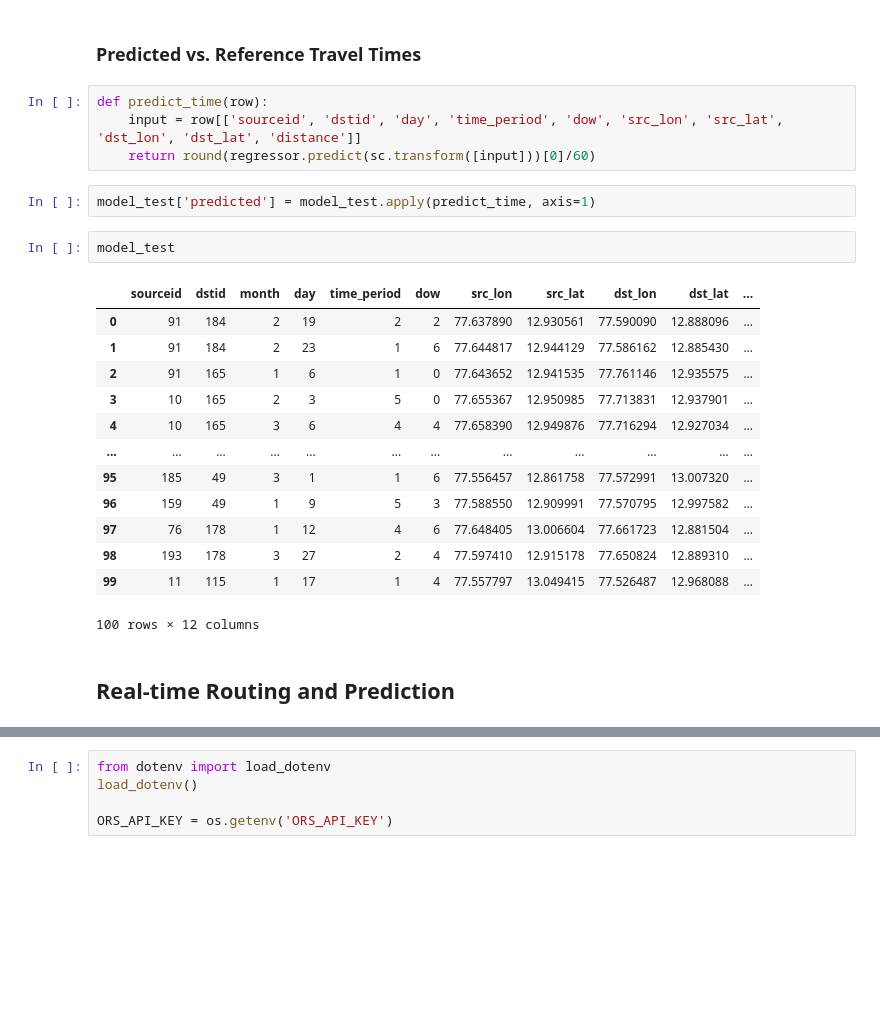
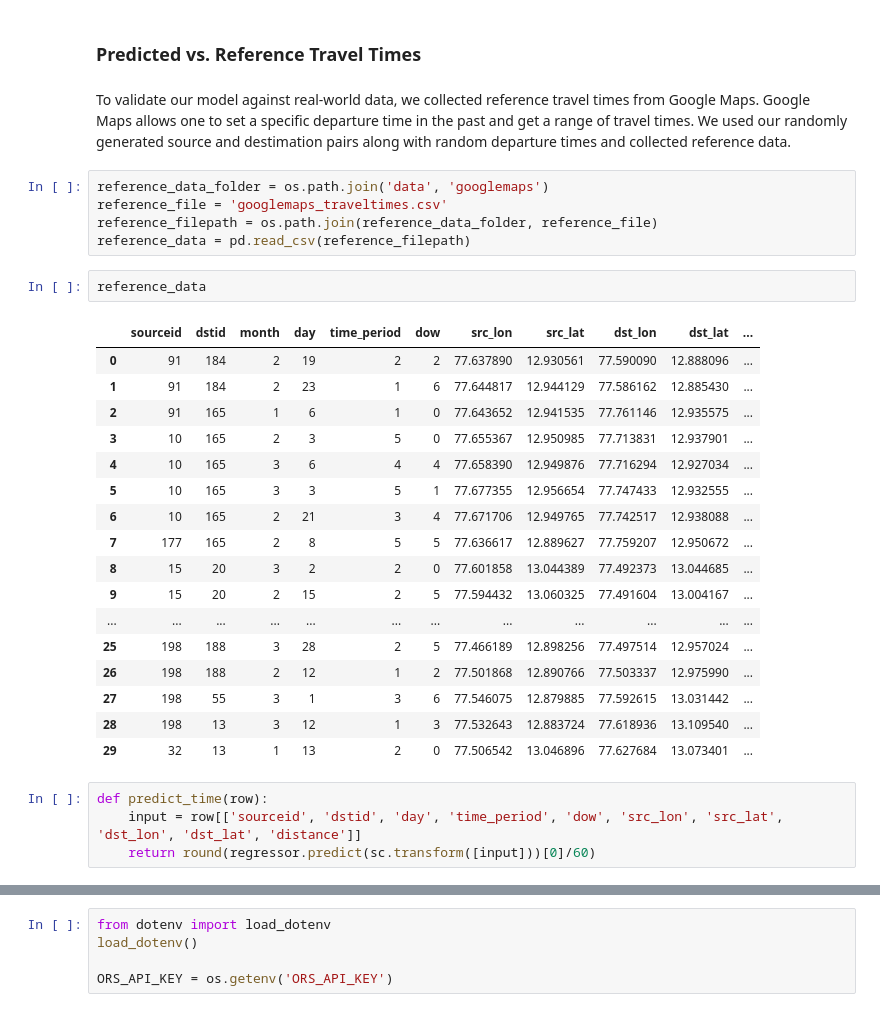
Before and after one commit to vishnuprasadjs/spatial-data-science, a Jupyter notebook: travel_time_prediction/uber_osm_model.ipynb, the cells around one changed output, grey strips where cells are left out. Saved outputs shown, nothing was run; the diff lists cells and outputs as text; blank space fills up the shorter version.

Commit message:
add reference data

```diff
--- a/travel_time_prediction/uber_osm_model.ipynb
+++ b/travel_time_prediction/uber_osm_model.ipynb
@@ -355,27 +356,34 @@ model_test
 100 rows × 11 columns
 # %% [markdown]
 ### Predicted vs. Reference Travel Times
+# %% [markdown]
+To validate our model against real-world data, we collected reference travel times from Google Maps. Google Maps allows one to set a specific departure time in the past and get a range of travel times. We used our randomly generated source and destimation pairs along with random departure times and collected reference data.
+# %%
+reference_data_folder = os.path.join('data', 'googlemaps')
+reference_file = 'googlemaps_traveltimes.csv'
+reference_filepath = os.path.join(reference_data_folder, reference_file)
+reference_data = pd.read_csv(reference_filepath)
+# %%
+reference_data
+# %% [output]
+|  | sourceid | dstid | month | day | time_period | dow | src_lon | src_lat | dst_lon | dst_lat | ... |
+| 0 | 91 | 184 | 2 | 19 | 2 | 2 | 77.637890 | 12.930561 | 77.590090 | 12.888096 | ... |
+| 1 | 91 | 184 | 2 | 23 | 1 | 6 | 77.644817 | 12.944129 | 77.586162 | 12.885430 | ... |
+| 2 | 91 | 165 | 1 | 6 | 1 | 0 | 77.643652 | 12.941535 | 77.761146 | 12.935575 | ... |
+| 3 | 10 | 165 | 2 | 3 | 5 | 0 | 77.655367 | 12.950985 | 77.713831 | 12.937901 | ... |
+| 4 | 10 | 165 | 3 | 6 | 4 | 4 | 77.658390 | 12.949876 | 77.716294 | 12.927034 | ... |
+| 5 | 10 | 165 | 3 | 3 | 5 | 1 | 77.677355 | 12.956654 | 77.747433 | 12.932555 | ... |
+| 6 | 10 | 165 | 2 | 21 | 3 | 4 | 77.671706 | 12.949765 | 77.742517 | 12.938088 | ... |
+| 7 | 177 | 165 | 2 | 8 | 5 | 5 | 77.636617 | 12.889627 | 77.759207 | 12.950672 | ... |
+| 8 | 15 | 20 | 3 | 2 | 2 | 0 | 77.601858 | 13.044389 | 77.492373 | 13.044685 | ... |
+| 9 | 15 | 20 | 2 | 15 | 2 | 5 | 77.594432 | 13.060325 | 77.491604 | 13.004167 | ... |
+| ... | ... | ... | ... | ... | ... | ... | ... | ... | ... | ... | ... |
+| 25 | 198 | 188 | 3 | 28 | 2 | 5 | 77.466189 | 12.898256 | 77.497514 | 12.957024 | ... |
+| 26 | 198 | 188 | 2 | 12 | 1 | 2 | 77.501868 | 12.890766 | 77.503337 | 12.975990 | ... |
+| 27 | 198 | 55 | 3 | 1 | 3 | 6 | 77.546075 | 12.879885 | 77.592615 | 13.031442 | ... |
+| 28 | 198 | 13 | 3 | 12 | 1 | 3 | 77.532643 | 12.883724 | 77.618936 | 13.109540 | ... |
+| 29 | 32 | 13 | 1 | 13 | 2 | 0 | 77.506542 | 13.046896 | 77.627684 | 13.073401 | ... |
 # %%
 def predict_time(row):
     input = row[['sourceid', 'dstid', 'day', 'time_period', 'dow', 'src_lon', 'src_lat', 'dst_lon', 'dst_lat', 'distance']]
     return round(regressor.predict(sc.transform([input]))[0]/60)
-# %%
-model_test['predicted'] = model_test.apply(predict_time, axis=1)
-# %%
-model_test
-# %% [output]
-|  | sourceid | dstid | month | day | time_period | dow | src_lon | src_lat | dst_lon | dst_lat | ... |
-| 0 | 91 | 184 | 2 | 19 | 2 | 2 | 77.637890 | 12.930561 | 77.590090 | 12.888096 | ... |
-| 1 | 91 | 184 | 2 | 23 | 1 | 6 | 77.644817 | 12.944129 | 77.586162 | 12.885430 | ... |
-| 2 | 91 | 165 | 1 | 6 | 1 | 0 | 77.643652 | 12.941535 | 77.761146 | 12.935575 | ... |
-| 3 | 10 | 165 | 2 | 3 | 5 | 0 | 77.655367 | 12.950985 | 77.713831 | 12.937901 | ... |
-| 4 | 10 | 165 | 3 | 6 | 4 | 4 | 77.658390 | 12.949876 | 77.716294 | 12.927034 | ... |
-| ... | ... | ... | ... | ... | ... | ... | ... | ... | ... | ... | ... |
-| 95 | 185 | 49 | 3 | 1 | 1 | 6 | 77.556457 | 12.861758 | 77.572991 | 13.007320 | ... |
-| 96 | 159 | 49 | 1 | 9 | 5 | 3 | 77.588550 | 12.909991 | 77.570795 | 12.997582 | ... |
-| 97 | 76 | 178 | 1 | 12 | 4 | 6 | 77.648405 | 13.006604 | 77.661723 | 12.881504 | ... |
-| 98 | 193 | 178 | 3 | 27 | 2 | 4 | 77.597410 | 12.915178 | 77.650824 | 12.889310 | ... |
-| 99 | 11 | 115 | 1 | 17 | 1 | 4 | 77.557797 | 13.049415 | 77.526487 | 12.968088 | ... |
-100 rows × 12 columns
-# %% [markdown]
-## Real-time Routing and Prediction
```
Also changed, not shown: parts of 11 cells of this notebook, 1 other file.
